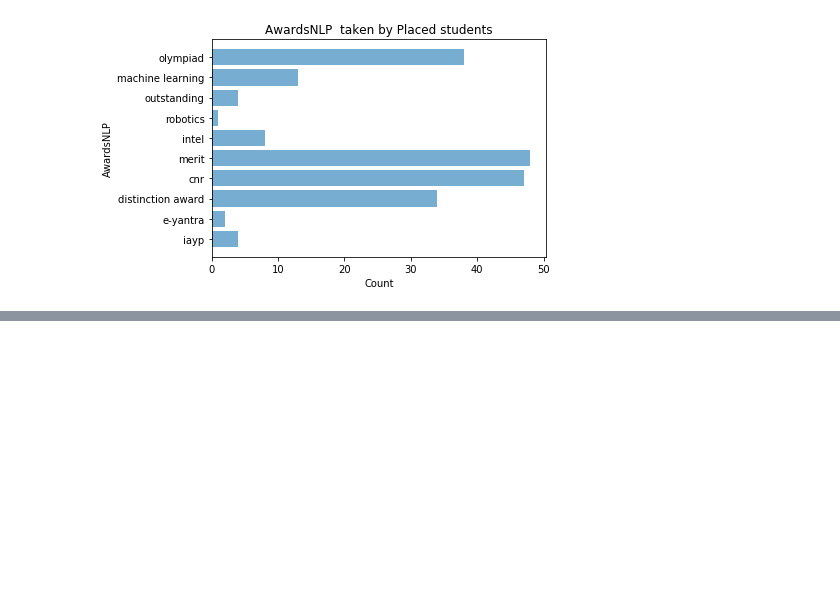
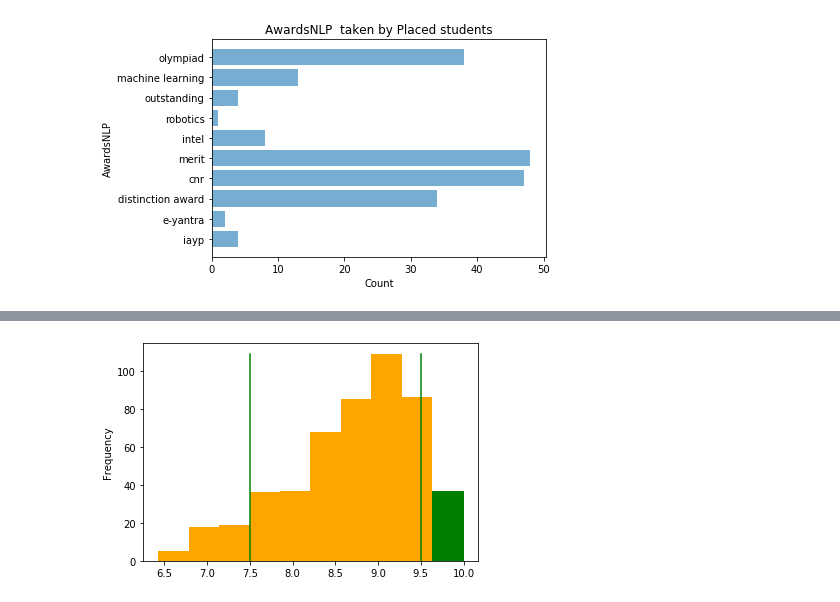
Before and after one commit to Diya1999/Skill-Recommender-System, a Jupyter notebook: MasterDatasetEDAModule.ipynb, the cells around one changed output, grey strips where cells are left out. Drawn from its saved outputs; the diff is of its cells as text; code cells hidden in the pictures; blank space fills up the shorter version.

```diff
--- a/MasterDatasetEDAModule.ipynb
+++ b/MasterDatasetEDAModule.ipynb
@@ -324,0 +458,46 @@ c= advancedColumnWiseCountEDA(df)
+# %%
+#Graph 2
+# User defined CGPA
+
+s = pd.Series(df.CGPA)
+p= s.plot(kind='hist', bins=10, color='orange')
+
+bar_value_to_label = 89
+min_cgpa= 7.5
+max_cgpa=9.5
+
+#y, x, _ = plt.hist(df.CGPA)
+#print(y.max())
+
+min_distance = float("inf")  # initialize min_distance with infinity
+index_of_bar_to_label = 0
+for i, rectangle in enumerate(p.patches):  # iterate over every bar
+    tmp = abs(  # tmp = distance from middle of the bar to bar_value_to_label
+        (rectangle.get_x() +
+            (rectangle.get_width() * (1 / 2))) - bar_value_to_label)
+    if tmp < min_distance:  # we are searching for the bar with x cordinate
+                            # closest to bar_value_to_label
+        min_distance = tmp
+        index_of_bar_to_label = i
+
+if(bar_value_to_label>=max_cgpa):
+    p.patches[index_of_bar_to_label].set_color('g')
+elif(bar_value_to_label<min_cgpa):
+    p.patches[index_of_bar_to_label].set_color('r')
+else:
+    p.patches[index_of_bar_to_label].set_color('b')
+
+left_border = min_cgpa
+right_border = max_cgpa
+line_length = y.max()
+x2 = [left_border,left_border]
+y2 = [0, line_length]
+plt.plot(x2, y2, color = 'green')
+x3 = [right_border, right_border]
+y3 = [0, line_length]
+plt.plot(x3, y3, color = 'green')
+plt.show()
+
+#ADD RANGE
+# %% [output]
+[figure, added]
```
Also changed, not shown: parts of 6 cells of this notebook.
